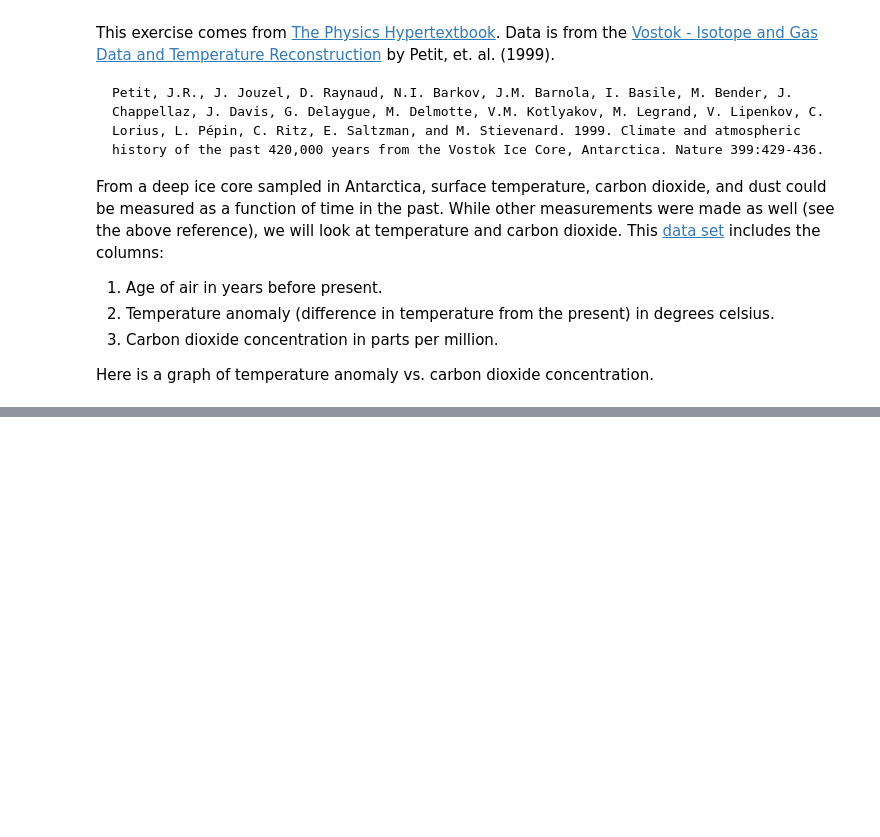
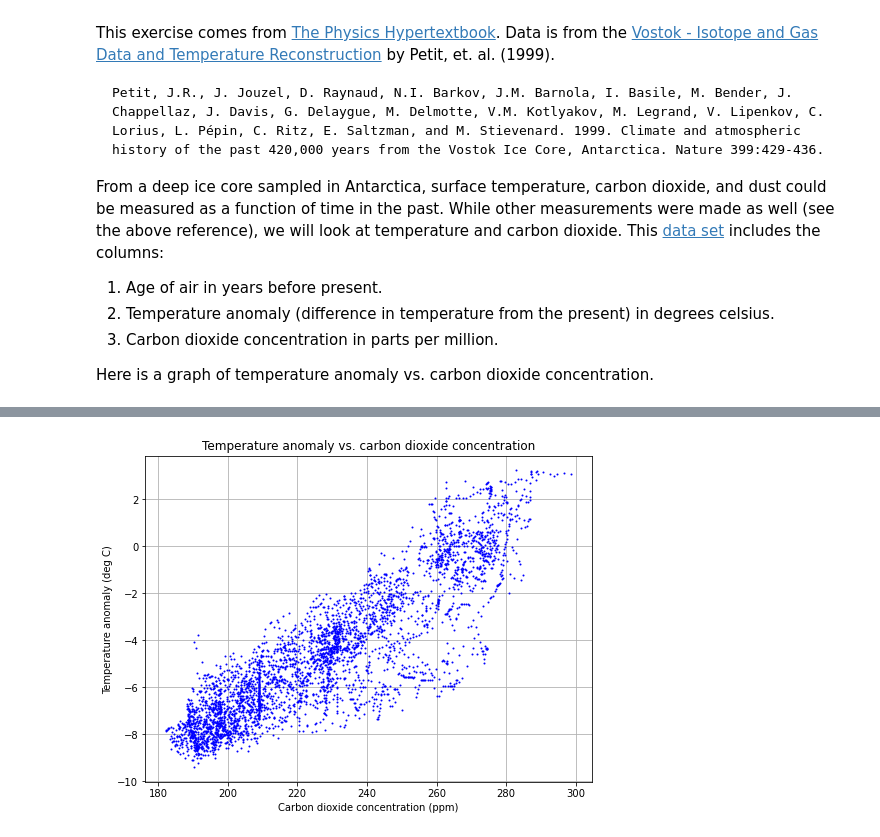
Before and after one commit to atitus/STLinSTL, a Jupyter notebook: workshop2/04-applications/vostok.ipynb, the cells around one changed output, grey strips where cells are left out. Cells and saved outputs as stored; diff of their text form; code cells hidden in the pictures; blank space fills up the shorter version.

```diff
--- a/workshop2/04-applications/vostok.ipynb
+++ b/workshop2/04-applications/vostok.ipynb
@@ -19,0 +62,10 @@ from scipy.optimize import curve_fit #used for curve fitting
+# %%
+fig = plt.figure(figsize=(8,6))
+plt.title("Temperature anomaly vs. carbon dioxide concentration")
+plt.xlabel('Carbon dioxide concentration (ppm)')
+plt.ylabel('Temperature anomaly (deg C)')
+plt.grid(which='both', axis='both')
+plt.plot(ydata2, ydata1, 'bo', markersize=1)
+plt.show()
+# %% [output]
+[figure, added]
```
Also changed, not shown: parts of 5 cells of this notebook, 2 other files.
